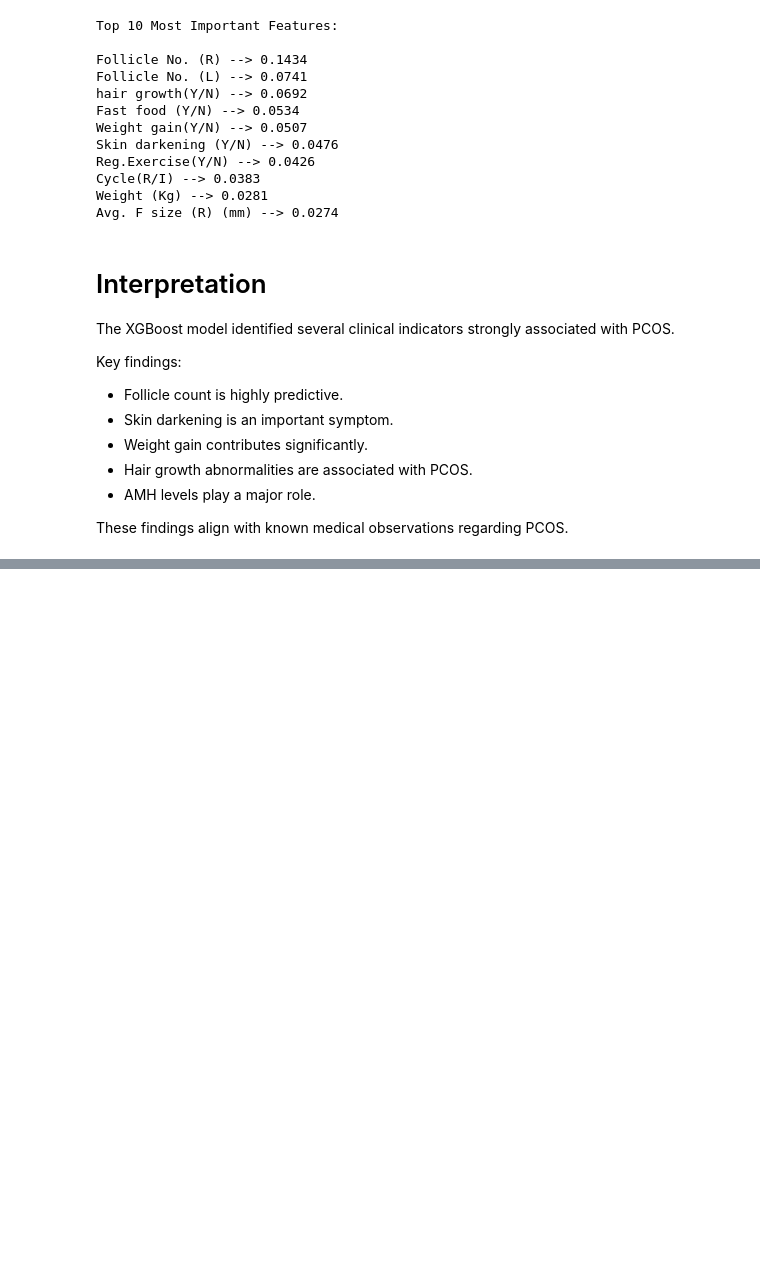
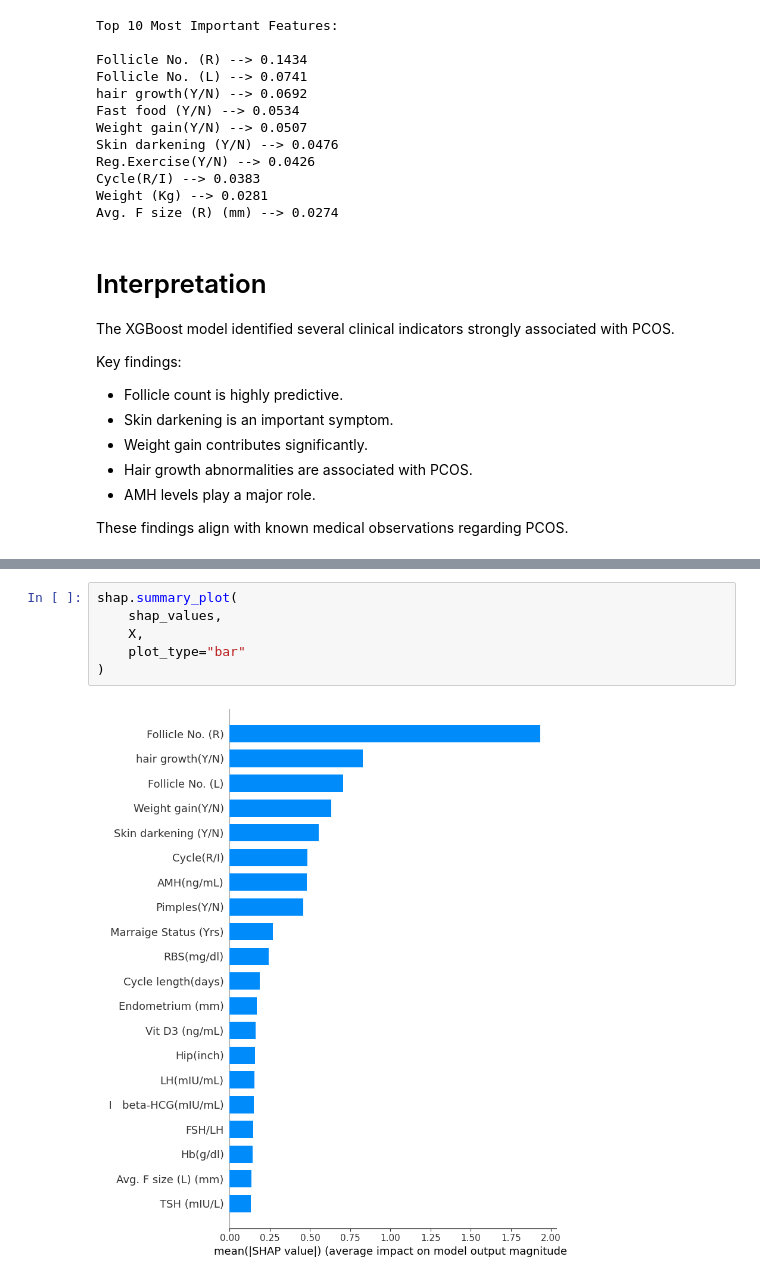
Before and after one commit to vaishnaviinit/FemAI, a Jupyter notebook: notebooks/05_model_interpretation.ipynb, the cells around one changed output, grey strips where cells are left out. Cells and saved outputs as stored; diff of their text form; blank space fills up the shorter version.

```diff
--- a/notebooks/05_model_interpretation.ipynb
+++ b/notebooks/05_model_interpretation.ipynb
@@ -125,0 +182,8 @@ These findings align with known medical observations regarding PCOS.
+# %%
+shap.summary_plot(
+    shap_values,
+    X,
+    plot_type="bar"
+)
+# %% [output]
+[figure, added]
```
Also changed, not shown: parts of 7 cells of this notebook, 1 other file.
